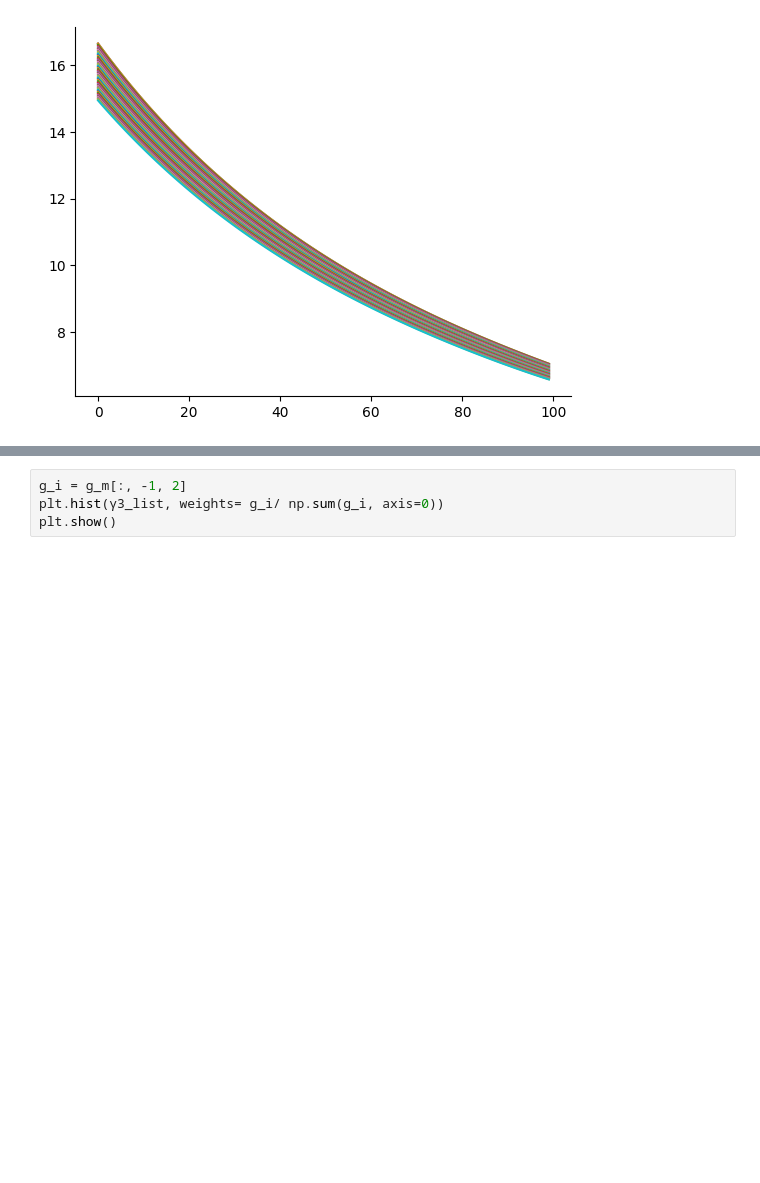
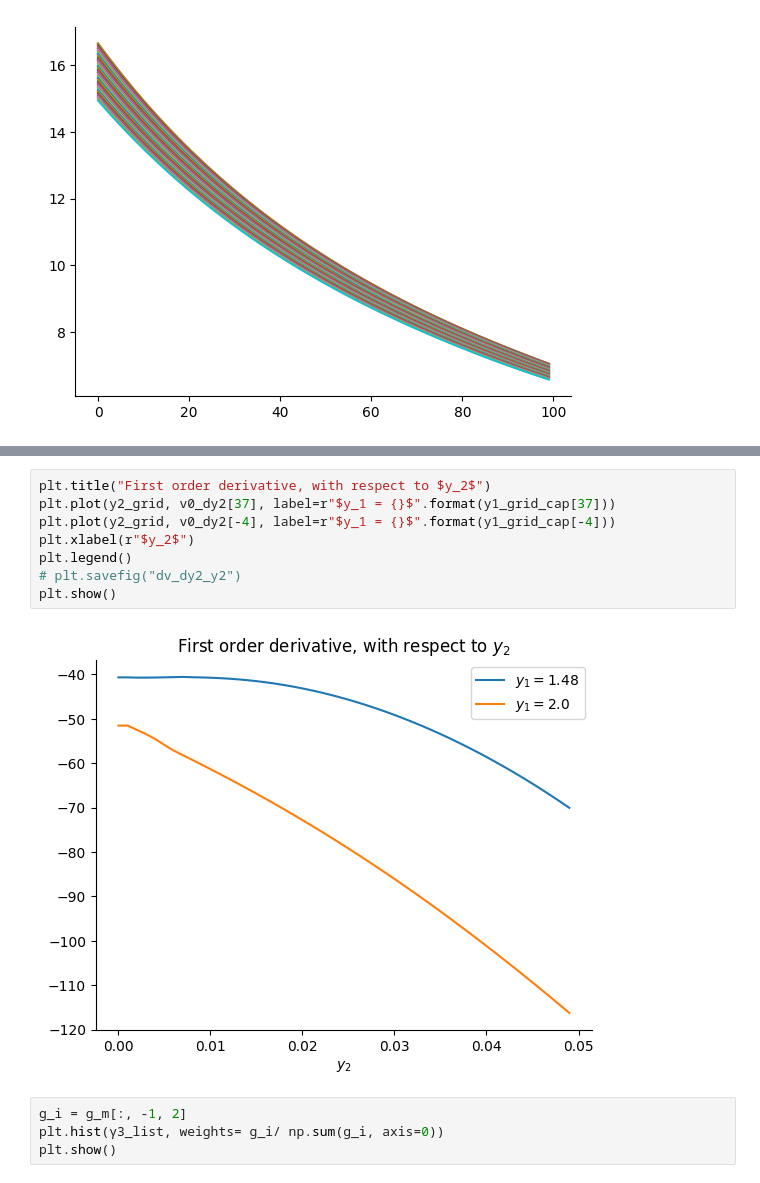
Before and after one commit to lphansen/ClimateUncertaintySpillover, a Jupyter notebook: notebook/2_state_temperature.ipynb, the cells around one changed output, grey strips where cells are left out. Drawn from its saved outputs; the diff is of its cells as text; blank space fills up the shorter version.

```diff
--- a/notebook/2_state_temperature.ipynb
+++ b/notebook/2_state_temperature.ipynb
@@ -342,3 +372,13 @@ plt.show()
+# %%
+plt.title("First order derivative, with respect to $y_2$")
+plt.plot(y2_grid, v0_dy2[37], label=r"$y_1 = {}$".format(y1_grid_cap[37]))
+plt.plot(y2_grid, v0_dy2[-4], label=r"$y_1 = {}$".format(y1_grid_cap[-4]))
+plt.xlabel(r"$y_2$")
+plt.legend()
+# plt.savefig("dv_dy2_y2")
+plt.show()
+# %% [output]
+[figure, added]
 # %%
 g_i = g_m[:, -1, 2]
 plt.hist(γ3_list, weights= g_i/ np.sum(g_i, axis=0))
```
Also changed, not shown: parts of 22 cells of this notebook.
